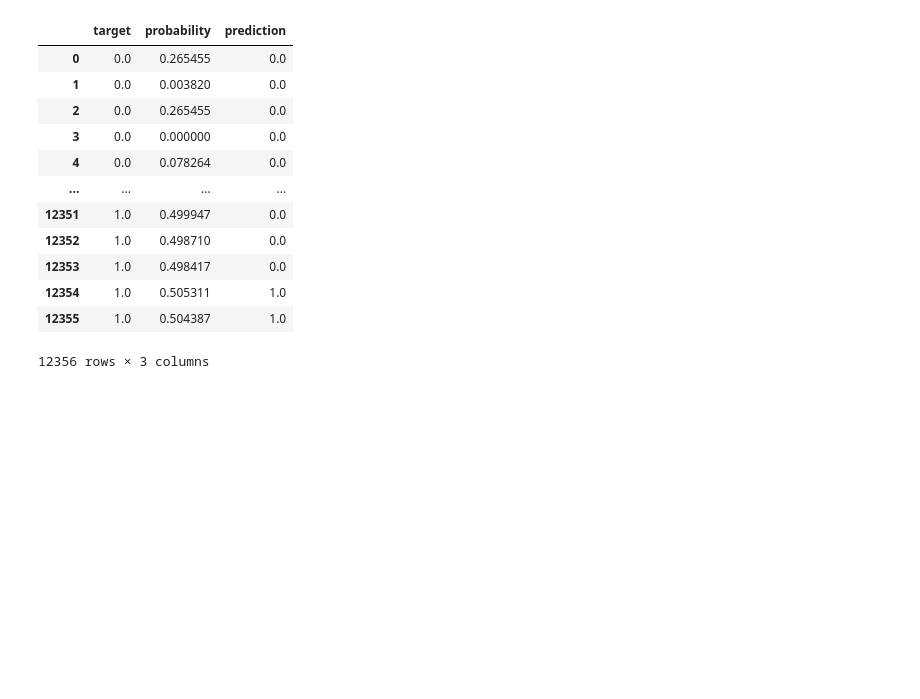
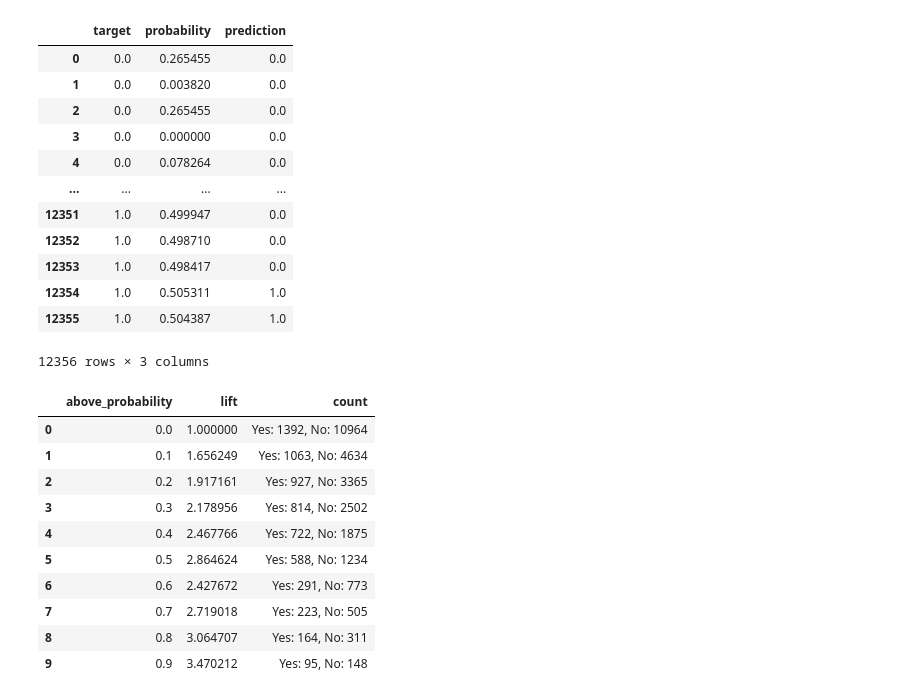
Before and after one commit to matthewswogger/Bank-Telemarketing, a Jupyter notebook: notebooks/4_gridsearch_models.ipynb, the cells around one changed output. Cells and saved outputs as stored; diff of their text form; code cells hidden in the pictures; blank space fills up the shorter version.

```diff
--- a/notebooks/4_gridsearch_models.ipynb
+++ b/notebooks/4_gridsearch_models.ipynb
@@ -418,15 +418,30 @@ res
 # %%
 population = res.target.value_counts()
 population_ratio = population.loc[1.0]/population.sum()
 
 l = []
 for i in np.arange(0, 1, .1):
     d = res.loc[res.probability >= i,:]
-    count = d.shape[0]
+#     count = d.shape[0]
     sample = d.target.value_counts()
     sample_ratio = sample.loc[1.0]/sample.sum()
-    l.append([round(i, ndigits=1), sample_ratio/population_ratio, count])
+#     l.append([round(i, ndigits=1), sample_ratio/population_ratio, count])
+    l.append([round(i, ndigits=1), sample_ratio/population_ratio, f'Yes: {sample.loc[1.0]}, No: {sample.loc[0.0]}'])
 above_prob = pd.DataFrame(l, columns=['above_probability', 'lift', 'count'])
+
+above_prob
+# %% [output]
+|  | above_probability | lift | count |
+| 0 | 0.0 | 1.000000 | Yes: 1392, No: 10964 |
+| 1 | 0.1 | 1.656249 | Yes: 1063, No: 4634 |
+| 2 | 0.2 | 1.917161 | Yes: 927, No: 3365 |
+| 3 | 0.3 | 2.178956 | Yes: 814, No: 2502 |
+| 4 | 0.4 | 2.467766 | Yes: 722, No: 1875 |
+| 5 | 0.5 | 2.864624 | Yes: 588, No: 1234 |
+| 6 | 0.6 | 2.427672 | Yes: 291, No: 773 |
+| 7 | 0.7 | 2.719018 | Yes: 223, No: 505 |
+| 8 | 0.8 | 3.064707 | Yes: 164, No: 311 |
+| 9 | 0.9 | 3.470212 | Yes: 95, No: 148 |
 # %%
 f, ax = plt.subplots(figsize=(20,4))
 sns.barplot(data=above_prob, x='above_probability', y='lift', ax=ax)
```
Also changed, not shown: parts of 1 cell of this notebook.
